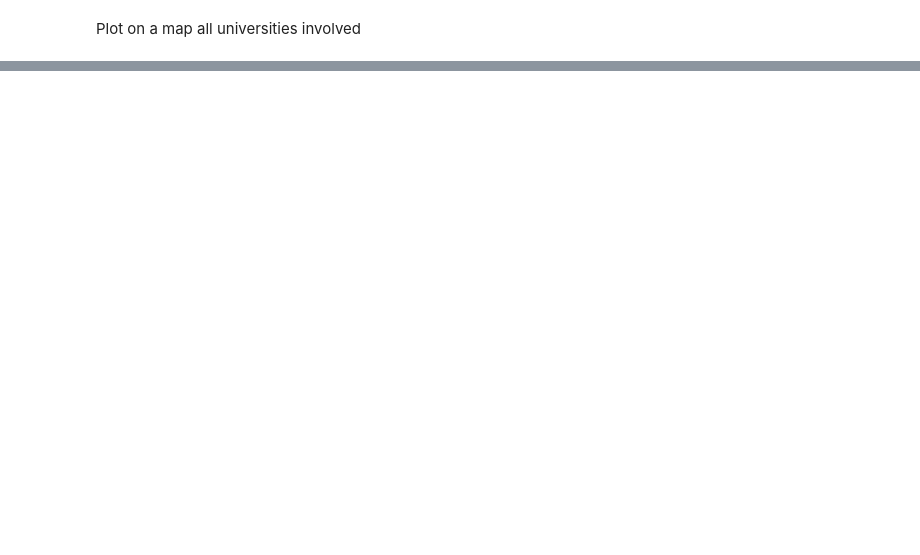
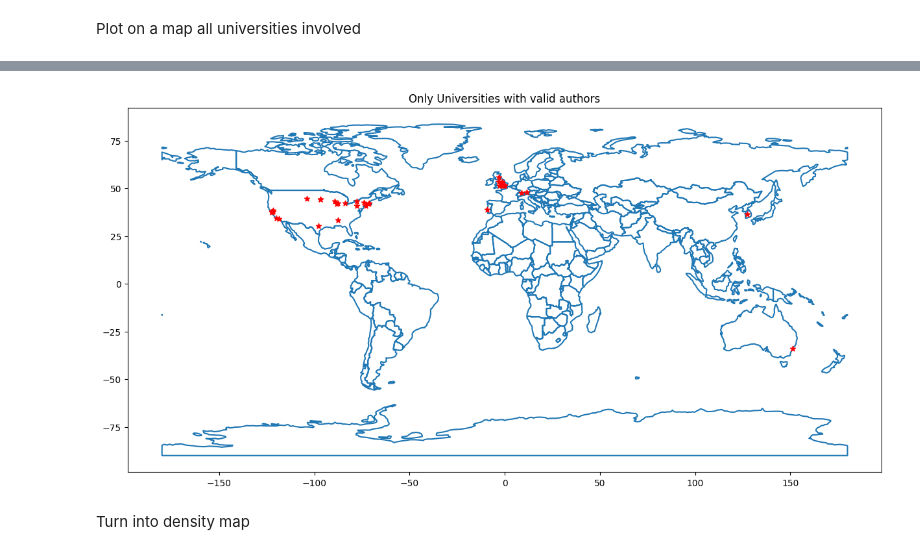
Before and after one commit to seriksen/sustainable-lz, a Jupyter notebook: notebooks/collaborations_whereabouts.ipynb, the cells around one changed output, grey strips where cells are left out. Drawn from its saved outputs; the diff is of its cells as text; code cells hidden in the pictures; blank space fills up the shorter version.

```diff
--- a/notebooks/collaborations_whereabouts.ipynb
+++ b/notebooks/collaborations_whereabouts.ipynb
@@ -169,0 +143,16 @@ Plot on a map all universities involved
+# %%
+author_universities = final_info.loc[final_info['isAuthor'] == 'TRUE', 'University'].unique()
+author_university_locations = institutions[institutions['University'].isin(author_universities)]
+# %%
+world = gpd.read_file('/home/sam/lz/shps/110m_cultural/ne_110m_admin_0_countries.shp')
+fig, ax = plt.subplots(1, 1, figsize=(15, 10))
+
+world.boundary.plot(ax=ax, zorder=1)
+ax.scatter(author_university_locations['longitude'],author_university_locations['latitude'], marker='*', color='red', zorder=2)
+
+ax.set_title('Only Universities with valid authors')
+plt.show()
+# %% [output]
+[figure, added]
+# %% [markdown]
+Turn into density map
```
Also changed, not shown: parts of 14 cells of this notebook.
